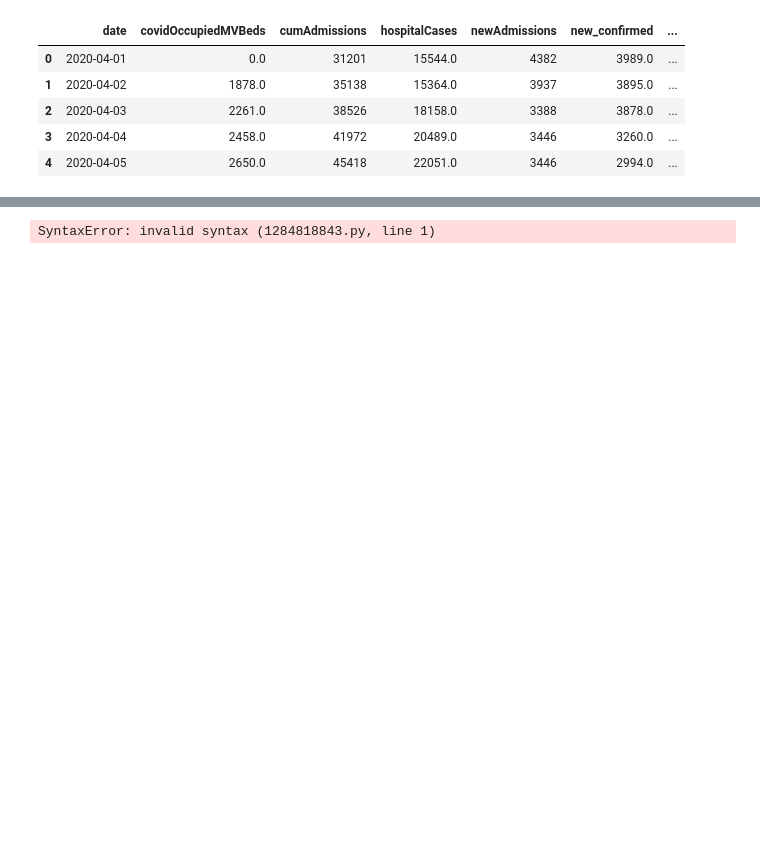
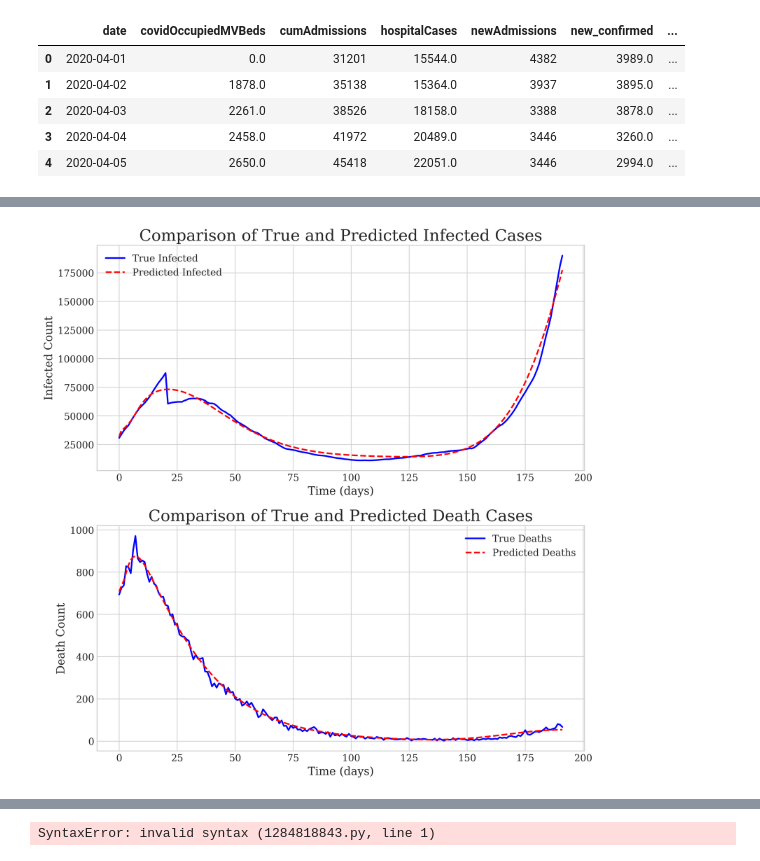
Before and after one commit to michaelajao/data_driven_vaccination, a Jupyter notebook: notebooks/SIHCRD.ipynb, the cells around one changed output, grey strips where cells are left out. Drawn from its saved outputs; the diff is of its cells as text; code cells hidden in the pictures; blank space fills up the shorter version.

```diff
--- a/notebooks/SIHCRD.ipynb
+++ b/notebooks/SIHCRD.ipynb
@@ -701,3 +677,90 @@ plot_loss(losses, "SIHCRD_Model")
+# %%
+model.eval()  # Set the model to evaluation mode
+with torch.no_grad():
+    predictions = model(t_train).cpu()  # Move tensors to CPU for plotting
+
+# Extract predictions into individual components
+S_pred, I_pred, H_pred, C_pred, R_pred, D_pred = predictions[:, 0], predictions[:, 1], predictions[:, 2], predictions[:, 3], predictions[:, 4], predictions[:, 5]
+
+# Extract true values from the tensor
+S_true, I_true, H_true, C_true, R_true, D_true = SIHCRD_tensor_train[:, 0], SIHCRD_tensor_train[:, 1], SIHCRD_tensor_train[:, 2], SIHCRD_tensor_train[:, 3], SIHCRD_tensor_train[:, 4], SIHCRD_tensor_train[:, 5]
+
+
+# Ensure all tensors are on CPU before converting to NumPy arrays for scaling
+S_pred = S_pred.cpu()
+I_pred = I_pred.cpu()
+H_pred = H_pred.cpu()
+C_pred = C_pred.cpu()
+R_pred = R_pred.cpu()
+D_pred = D_pred.cpu()
+
+S_true = S_true.cpu()
+I_true = I_true.cpu()
+H_true = H_true.cpu()
+C_true = C_true.cpu()
+R_true = R_true.cpu()
+D_true = D_true.cpu()
+
+# Prepare data for rescaling
+rescaled_pred = scaler.inverse_transform(
+    np.concatenate(
+        [
+            S_pred.view(-1, 1).numpy(),
+            I_pred.view(-1, 1).numpy(),
+            H_pred.view(-1, 1).numpy(),
+            C_pred.view(-1, 1).numpy(),
+            R_pred.view(-1, 1).numpy(),
+            D_pred.view(-1, 1).numpy(),
+        ],
+        axis=1,
+    )
+)
+
+rescaled_true = scaler.inverse_transform(
+    np.concatenate(
+        [
+            S_true.view(-1, 1).numpy(),
+            I_true.view(-1, 1).numpy(),
+            H_true.view(-1, 1).numpy(),
+            C_true.view(-1, 1).numpy(),
+            R_true.view(-1, 1).numpy(),
+            D_true.view(-1, 1).numpy(),
+        ],
+        axis=1,
+    )
+)
+
+
+# Extract rescaled infected and death counts
+I_pred_rescaled = rescaled_pred[:, 1]  # 'I' is the second column for infected
+D_pred_rescaled = rescaled_pred[:, 5]  # 'D' is the sixth column for deaths
+
+I_true_rescaled = rescaled_true[:, 1]
+D_true_rescaled = rescaled_true[:, 5]
+
+# Create subplot grid for plotting (vertical layout)
+fig, axs = plt.subplots(nrows=2, ncols=1, figsize=(12, 7))
+
+# Plotting Infected Cases
+axs[0].plot(I_true_rescaled, label='True Infected', color='blue')
+axs[0].plot(I_pred_rescaled, label='Predicted Infected', color='red', linestyle='--')
+axs[0].set_title('Comparison of True and Predicted Infected Cases')
+axs[0].set_xlabel('Time (days)')
+axs[0].set_ylabel('Infected Count')
+axs[0].legend()
+
+# Plotting Death Cases
+axs[1].plot(D_true_rescaled, label='True Deaths', color='blue')
+axs[1].plot(D_pred_rescaled, label='Predicted Deaths', color='red', linestyle='--')
+axs[1].set_title('Comparison of True and Predicted Death Cases')
+axs[1].set_xlabel('Time (days)')
+axs[1].set_ylabel('Death Count')
+axs[1].legend()
+
+plt.tight_layout()
+plt.show()
+# %% [output]
+[figure, added]
 # %%
 def plot_sihcrd_results(t, S, I, H, C, R, D, model, title):
     model.eval()
```
Also changed, not shown: parts of 14 cells of this notebook, 3 other files.
